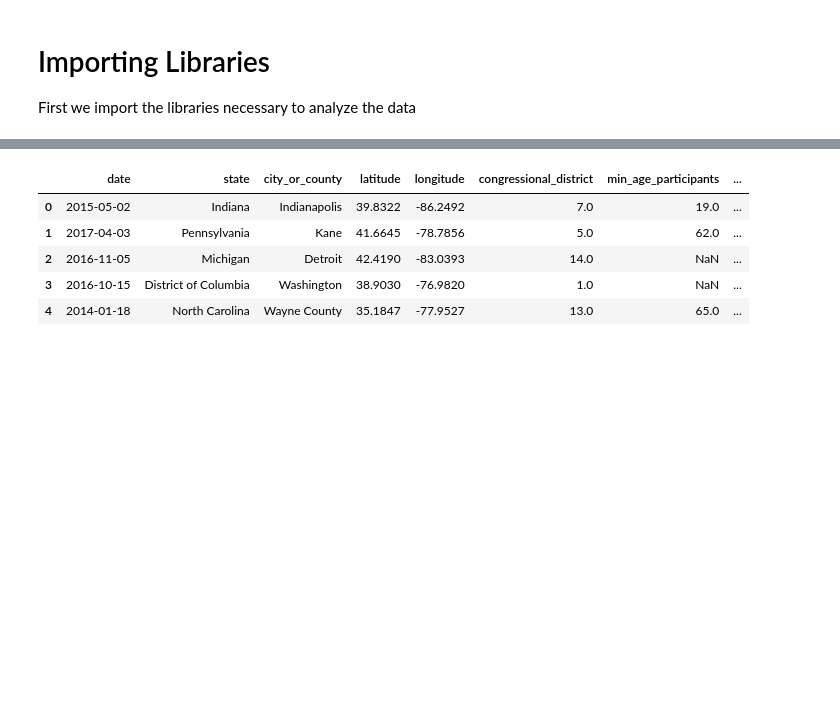
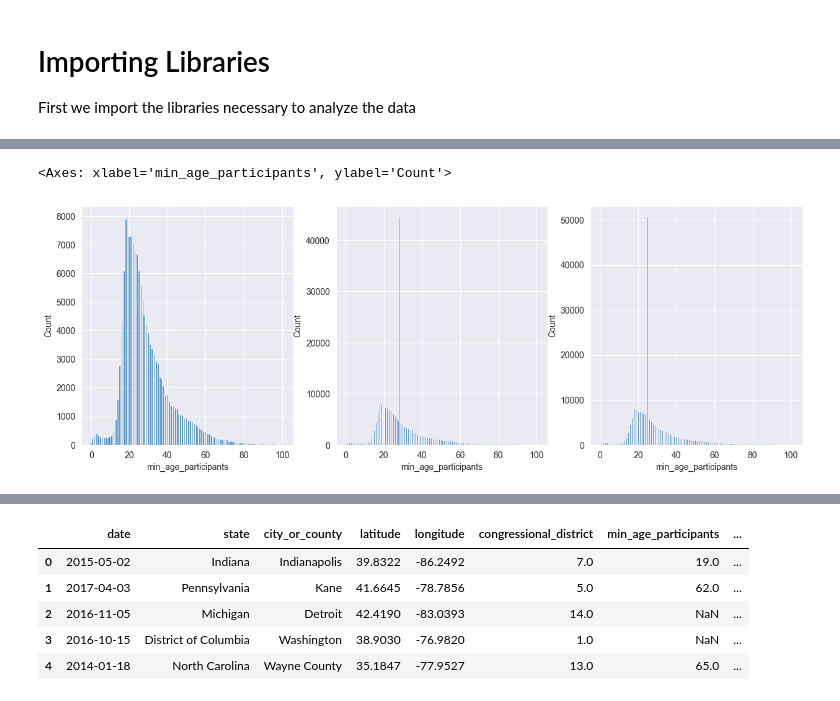
Before and after one commit to Alexthw46/DataMiningProject, a Jupyter notebook: TASK_1/data_preparation.ipynb, the cells around one changed output, grey strips where cells are left out. Saved outputs shown, nothing was run; the diff lists cells and outputs as text; code cells hidden in the pictures; blank space fills up the shorter version.

```diff
--- a/TASK_1/data_preparation.ipynb
+++ b/TASK_1/data_preparation.ipynb
@@ -49,3 +49,15 @@ memory usage: 51.2+ MB
 | 3 | 2016-10-15 | District of Columbia | Washington | 38.9030 | -76.9820 | 1.0 | NaN | ... |
 | 4 | 2014-01-18 | North Carolina | Wayne County | 35.1847 | -77.9527 | 13.0 | 65.0 | ... |
 5 rows × 25 columns
+# %%
+# evaluate how to handle the missing values for min_age_participants, max_age_participants and avg_age_participants
+# try by replacing with the mean
+age_columns = ['min_age_participants', 'max_age_participants', 'avg_age_participants']
+mean_test = incidents.copy()
+for column in age_columns:
+    mean_test[column].fillna(incidents[column].mean(), inplace=True)
+
+# try by replacing with the median
+median_test = incidents.copy()
+for column in age_columns:
+    median_test[column].fillna(incidents[column].median(), inplace=True)
@@ -52,3 +100,13 @@ memory usage: 51.2+ MB
+# %%
+# evaluate the distribution between the three copies
+
+fig, axes = plt.subplots(1, 3, figsize=(15, 5))
+sns.histplot(data=incidents, x='min_age_participants', ax=axes[0])
+sns.histplot(data=mean_test, x='min_age_participants', ax=axes[1])
+sns.histplot(data=median_test, x='min_age_participants', ax=axes[2])
+# %% [output]
+<Axes: xlabel='min_age_participants', ylabel='Count'>
+[figure, added]
 # %%
 incidents['incident_characteristics1'].unique()
 
```
Also changed, not shown: parts of 30 cells of this notebook, 9 other files.
